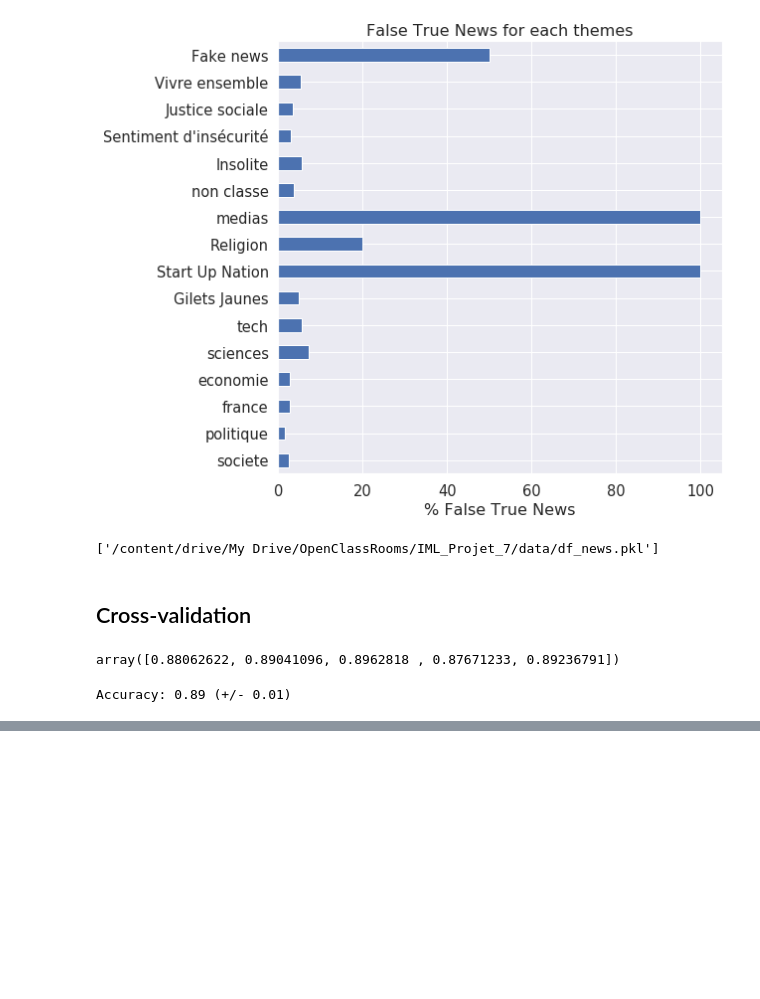
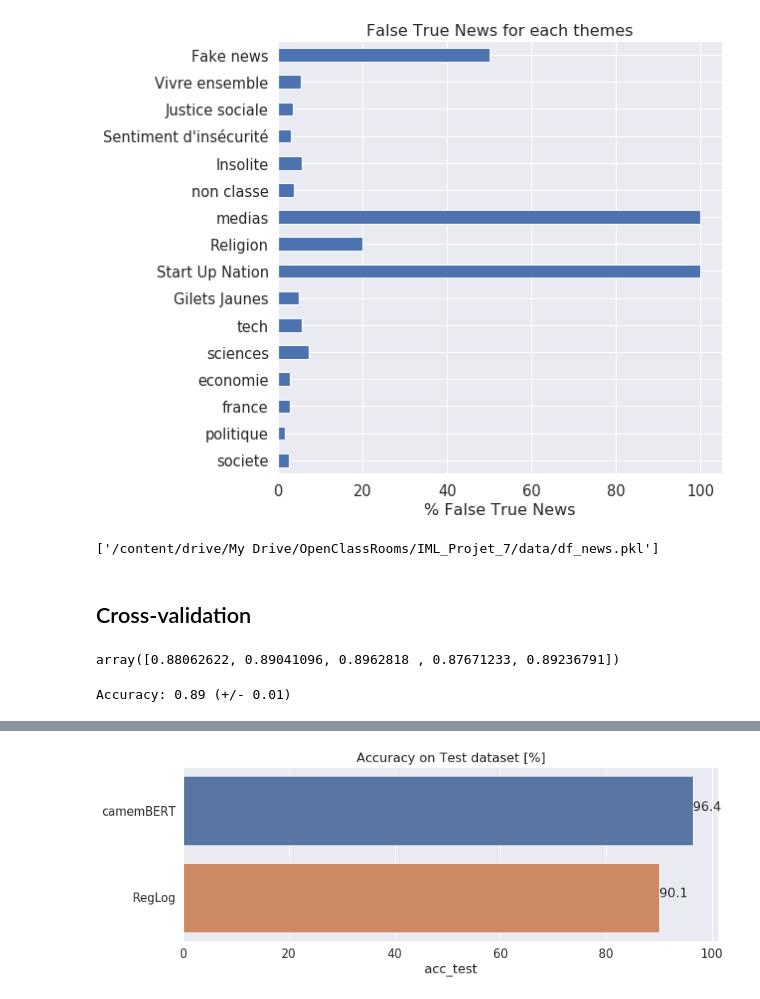
Before and after one commit to jeugregg/FakeNewsDetectionFr, a Jupyter notebook: 04_Train_evaluate_baseline.ipynb, the cells around one changed output, grey strips where cells are left out. Cells and saved outputs as stored; diff of their text form; code cells hidden in the pictures; blank space fills up the shorter version.

```diff
--- a/04_Train_evaluate_baseline.ipynb
+++ b/04_Train_evaluate_baseline.ipynb
@@ -889,0 +974,12 @@ Accuracy: 0.89 (+/- 0.01)
+# %%
+fig = plt.figure(figsize=(12, 4))
+plt.title("Accuracy on Test dataset [%]")
+ax = sns.barplot(
+    y=df_res.index,
+    x=100*df_res["acc_test"], orient="h")
+
+for I, index in enumerate(df_res.index):
+  plt.text(x=100*df_res.at[index,"acc_test"], y=I,
+         s= '{:.1f}'.format(100*df_res.at[index,"acc_test"]), fontsize=16)
+# %% [output]
+[figure, added]
```
Also changed, not shown: parts of 12 cells of this notebook.
